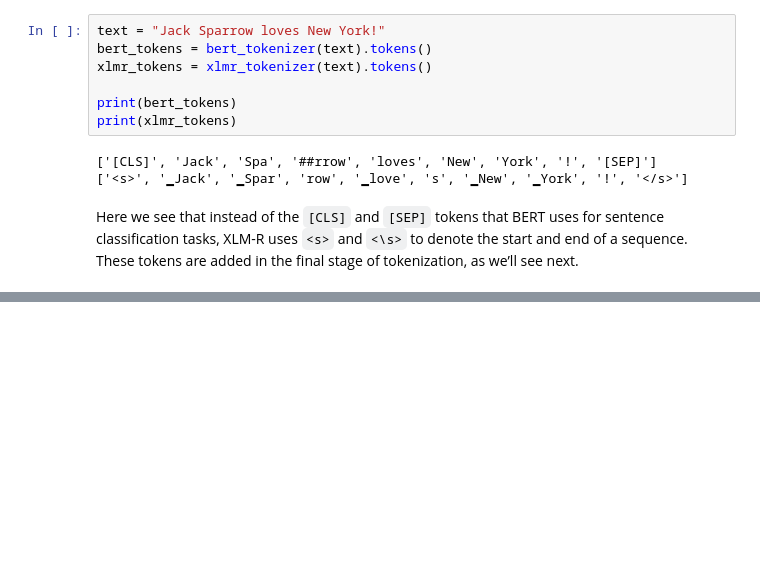
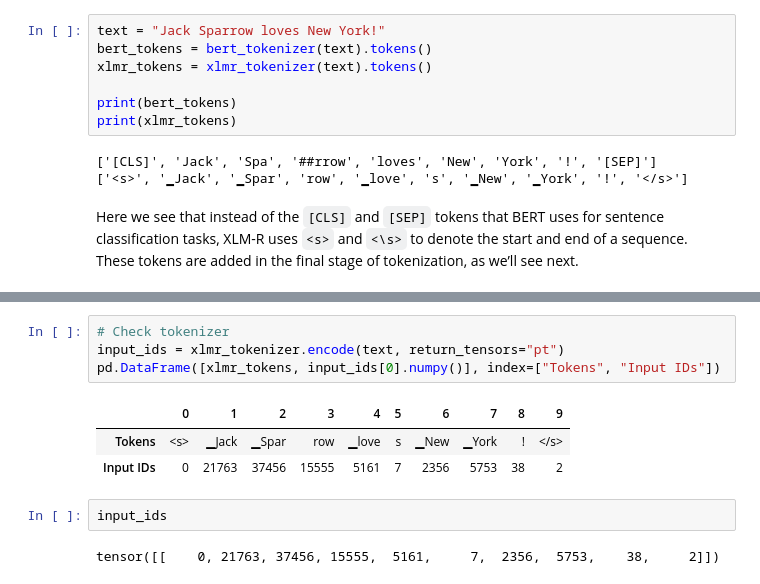
Before and after one commit to Gooogr/Book_nlp_with_transformers, a Jupyter notebook: ch4_multilingual_ner.ipynb, the cells around one changed output, grey strips where cells are left out. Drawn from its saved outputs; the diff is of its cells as text; blank space fills up the shorter version.

```diff
--- a/ch4_multilingual_ner.ipynb
+++ b/ch4_multilingual_ner.ipynb
@@ -157,0 +243,12 @@ Here we see that instead of the `[CLS]` and `[SEP]` tokens that BERT uses for se
+# %%
+# Check tokenizer
+input_ids = xlmr_tokenizer.encode(text, return_tensors="pt")
+pd.DataFrame([xlmr_tokens, input_ids[0].numpy()], index=["Tokens", "Input IDs"])
+# %% [output]
+|  | 0 | 1 | 2 | 3 | 4 | 5 | 6 | 7 | 8 | 9 |
+| Tokens | <s> | ▁Jack | ▁Spar | row | ▁love | s | ▁New | ▁York | ! | </s> |
+| Input IDs | 0 | 21763 | 37456 | 15555 | 5161 | 7 | 2356 | 5753 | 38 | 2 |
+# %%
+input_ids
+# %% [output]
+tensor([[    0, 21763, 37456, 15555,  5161,     7,  2356,  5753,    38,     2]])
```
Also changed, not shown: parts of 17 cells of this notebook.
